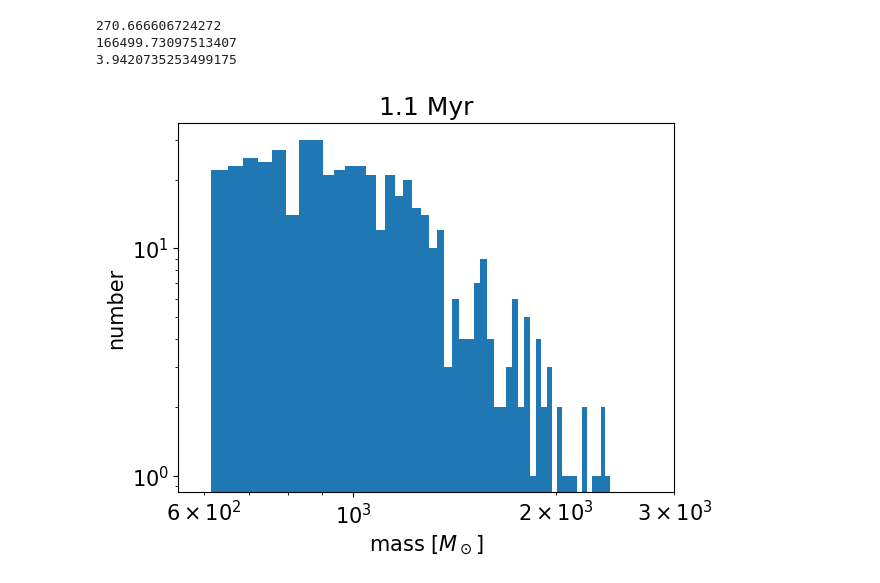
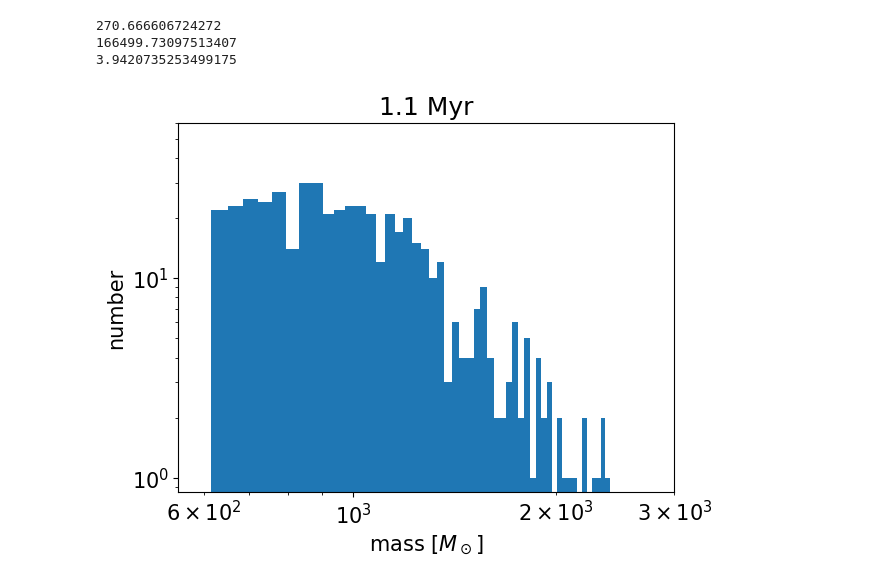
Before and after one commit to kotora260/StarGen, a Jupyter notebook: dendro2D_1000.ipynb, the cells around one changed output. Drawn from its saved outputs; the diff is of its cells as text; code cells hidden in the pictures.

```diff
--- a/dendro2D_1000.ipynb
+++ b/dendro2D_1000.ipynb
@@ -530,20 +530,21 @@ print(inner_vir_ave)
 # %%
 trunk_index = 2
 
 trunk_structure = dendro_1000[trunk_index]
 trunk_mask = trunk_structure.get_mask()
 
 trunk_intensities = int_map_1000[trunk_mask] / 0.65
 
 plt.figure()
 plt.hist(trunk_intensities.flatten(), bins=50, log=True)
 plt.xscale('log')
 plt.xlim(550, 3000)
+plt.ylim(0, 60)
 
 plt.rcParams["font.size"] = 15
 plt.title('1.1 Myr')
 plt.xlabel('mass [$M_\odot$]')
 plt.ylabel('number')
 plt.savefig('trunk_int_1000', bbox_inches='tight')
 # %% [output]
-[figure, old version]
+[figure, new version]
```
Also changed, not shown: 7 other files.
